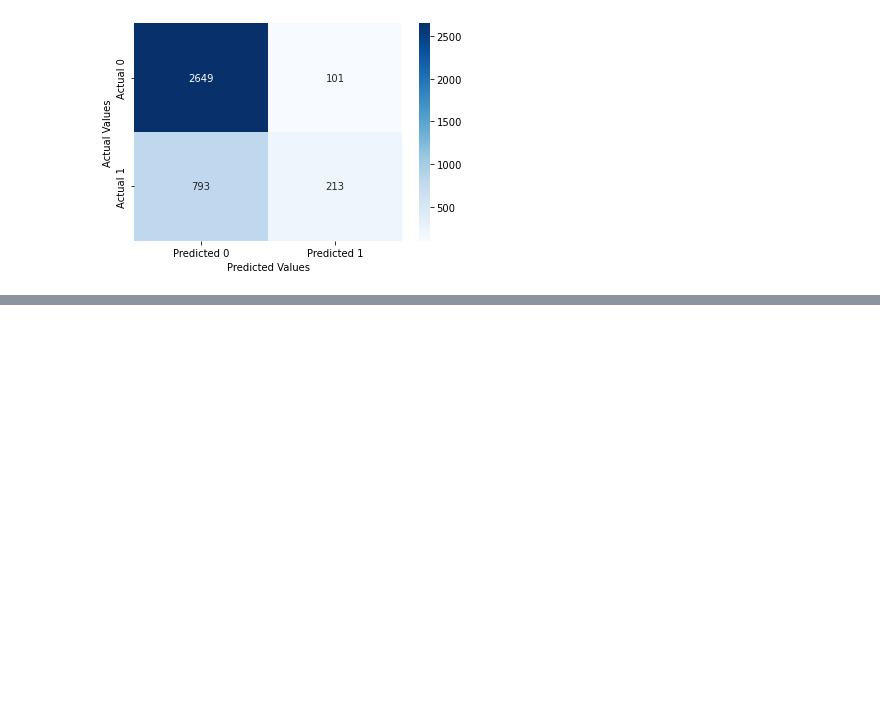
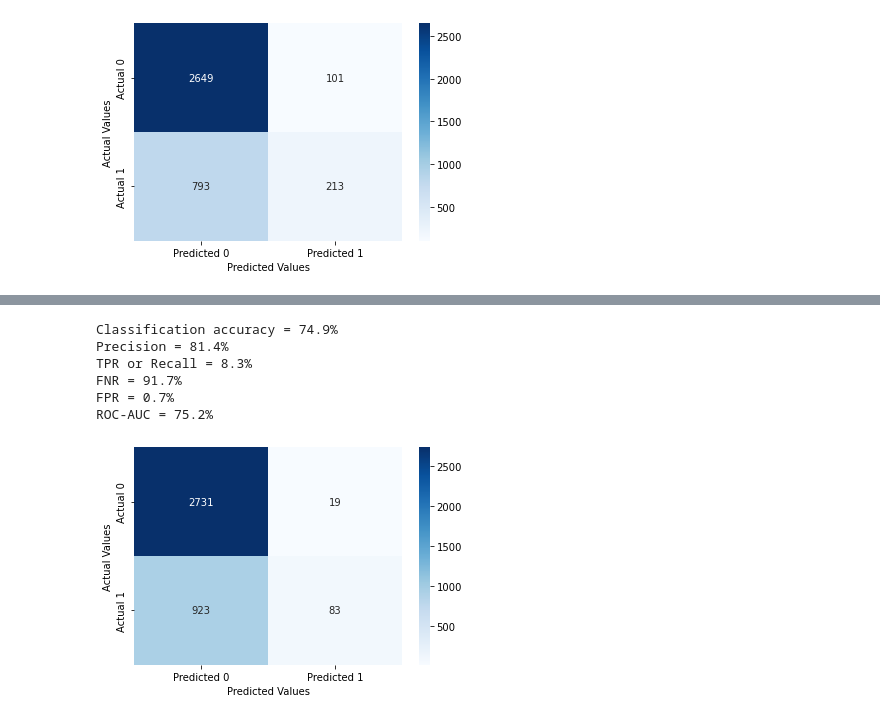
Before and after one commit to kennyeon/Too-Pullz-Project, a Jupyter notebook: classification_project.ipynb, the cells around one changed output, grey strips where cells are left out. Saved outputs shown, nothing was run; the diff lists cells and outputs as text; code cells hidden in the pictures; blank space fills up the shorter version.

Commit message:
Added third model
Optimized for fpr and precision with new interaction terms.

```diff
--- a/classification_project.ipynb
+++ b/classification_project.ipynb
@@ -312,0 +313,3 @@ ROC-AUC = 71.0%
+# %%
+logit_model3 = sm.logit(formula= 'good_movie ~ duration + director_facebook_likes * actors_facebook_likes + budget + np.log(budget)', data = movies).fit()
+print(logit_model3.summary())
@@ -312,0 +334,21 @@ ROC-AUC = 71.0%
+# %%
+from sklearn.metrics import precision_recall_curve, auc
+
+y = movies.good_movie
+y_pred = logit_model3.predict(movies)
+
+precision, recall, thresholds = precision_recall_curve(y, y_pred)
+pr_auc = auc(recall, precision)
+
+max_precision_index = np.argmax(precision[:-1])
+decision_threshold = thresholds[max_precision_index]
+# %%
+confusion_matrix_data(movies, movies.good_movie, logit_model3, cutoff = decision_threshold)
+# %% [output]
+Classification accuracy = 74.9%
+Precision = 81.4%
+TPR or Recall = 8.3%
+FNR = 91.7%
+FPR = 0.7%
+ROC-AUC = 75.2%
+[figure, added]
```
Also changed, not shown: parts of 16 cells of this notebook.
